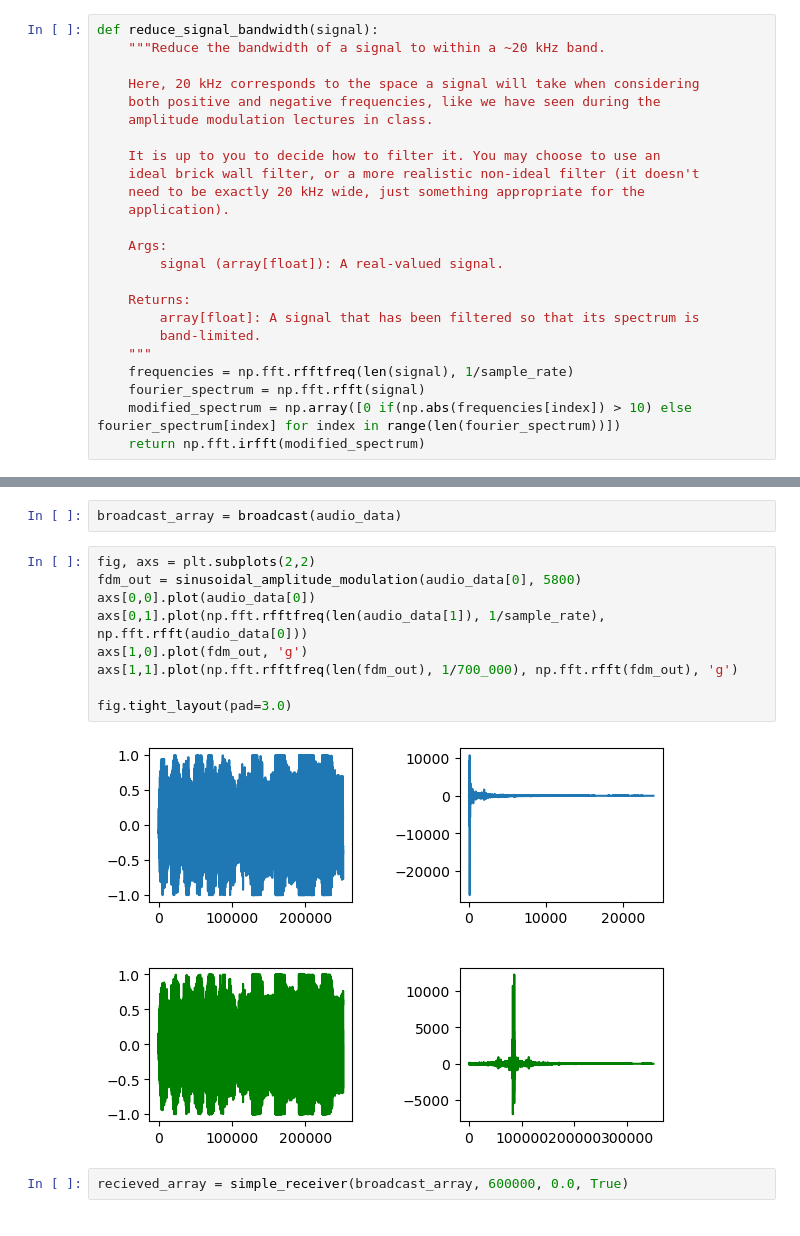
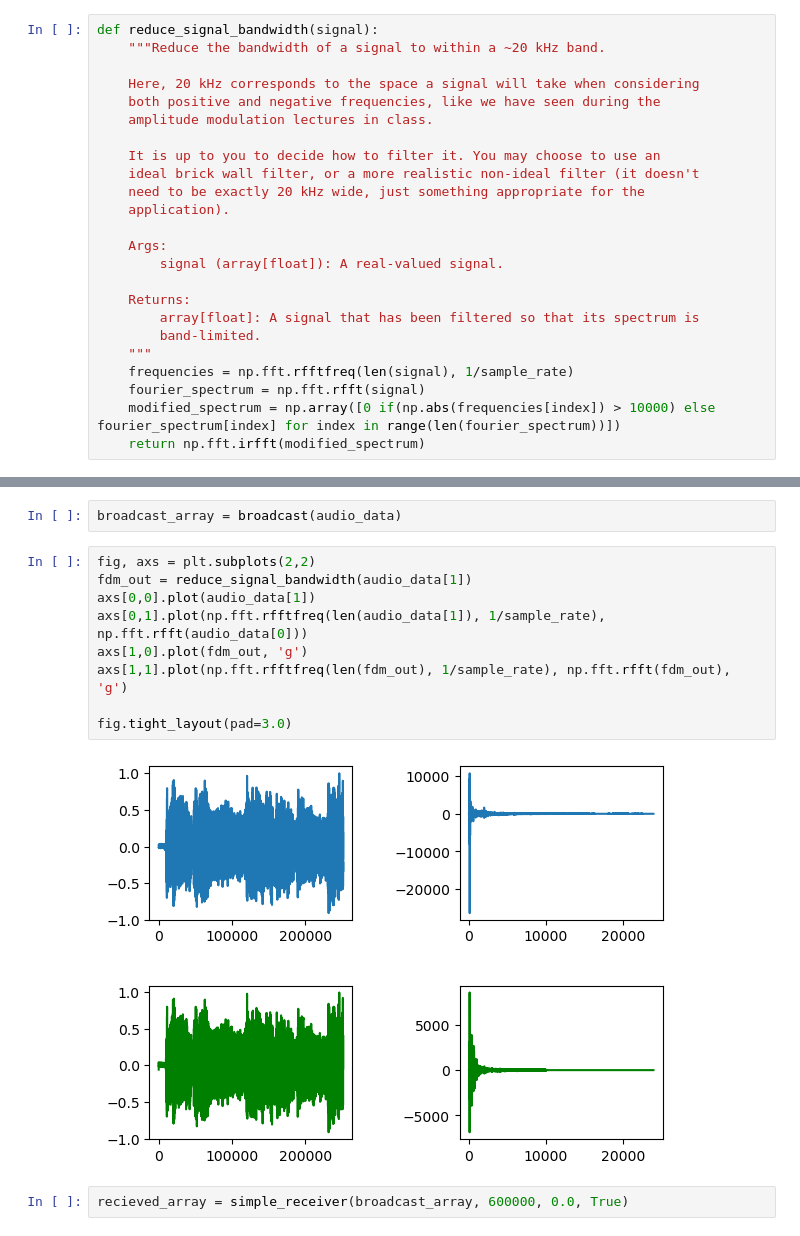
Before and after one commit to halab1t/AM-radio, a Jupyter notebook: AM-Radio.ipynb, the cells around one changed output, grey strips where cells are left out. Saved outputs shown, nothing was run; the diff lists cells and outputs as text.

```diff
--- a/AM-Radio.ipynb
+++ b/AM-Radio.ipynb
@@ -121,7 +121,7 @@ def reduce_signal_bandwidth(signal):
     """
     frequencies = np.fft.rfftfreq(len(signal), 1/sample_rate)
     fourier_spectrum = np.fft.rfft(signal)
-    modified_spectrum = np.array([0 if(np.abs(frequencies[index]) > 10) else fourier_spectrum[index] for index in range(len(fourier_spectrum))])
+    modified_spectrum = np.array([0 if(np.abs(frequencies[index]) > 10000) else fourier_spectrum[index] for index in range(len(fourier_spectrum))])
     return np.fft.irfft(modified_spectrum)
 # %% [markdown]
 **Question 1.2 (1 point)** Implement a function that performs sinusoidal amplitude modulation (with a $\cos$ carrier signal) of a signal into the frequency range of a desired radio station.
@@ -220,15 +220,15 @@ def simple_receiver(broadcast, station_frequency, phase=0.0, bandpass=True):
 broadcast_array = broadcast(audio_data)
 # %%
 fig, axs = plt.subplots(2,2)
-fdm_out = sinusoidal_amplitude_modulation(audio_data[0], 5800)
-axs[0,0].plot(audio_data[0])
+fdm_out = reduce_signal_bandwidth(audio_data[1])
+axs[0,0].plot(audio_data[1])
 axs[0,1].plot(np.fft.rfftfreq(len(audio_data[1]), 1/sample_rate), np.fft.rfft(audio_data[0]))
 axs[1,0].plot(fdm_out, 'g')
-axs[1,1].plot(np.fft.rfftfreq(len(fdm_out), 1/700_000), np.fft.rfft(fdm_out), 'g')
+axs[1,1].plot(np.fft.rfftfreq(len(fdm_out), 1/sample_rate), np.fft.rfft(fdm_out), 'g')
 
 fig.tight_layout(pad=3.0)
 # %% [output]
-[figure, old version]
+[figure, new version]
 # %%
 recieved_array = simple_receiver(broadcast_array, 600000, 0.0, True)
 # %%
```
Also changed, not shown: parts of 3 cells of this notebook.
